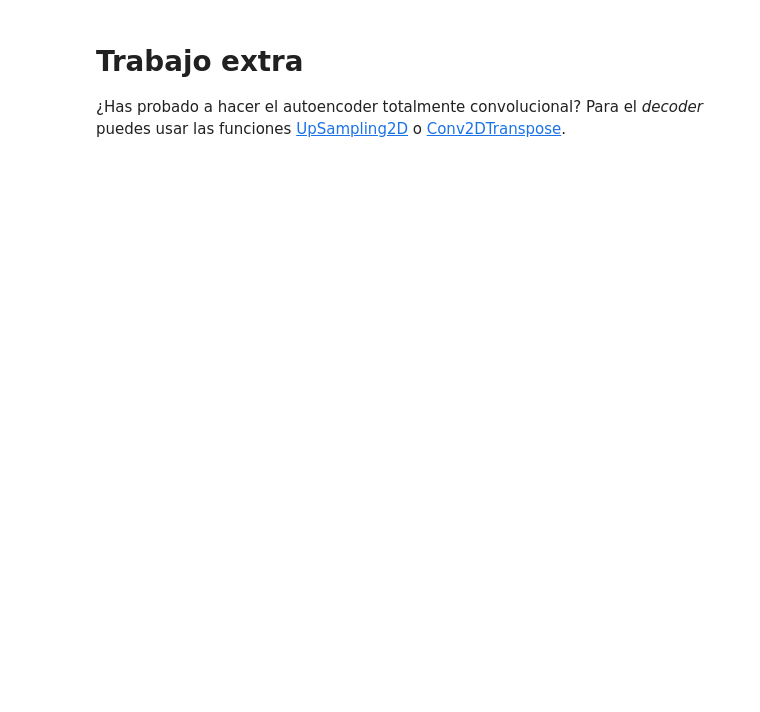
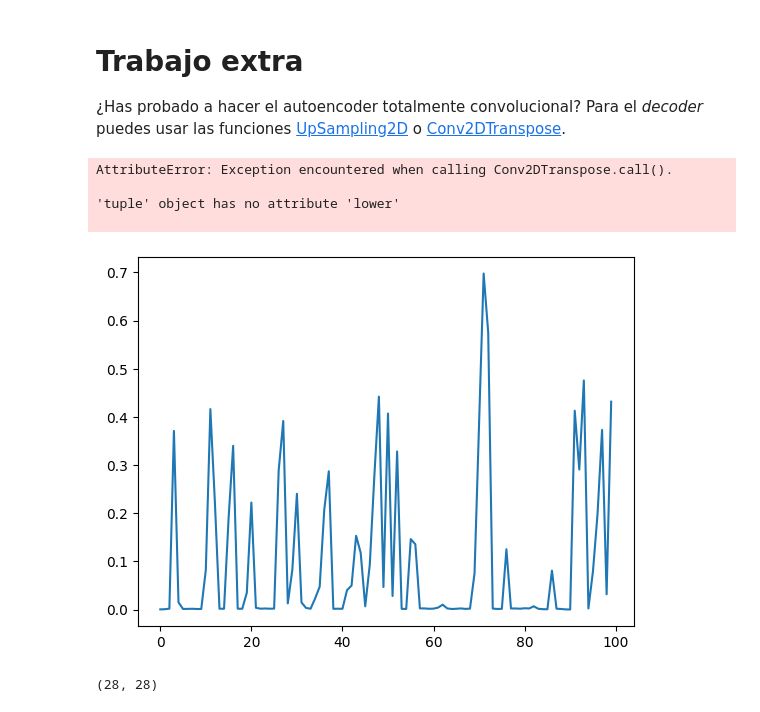
Before and after one commit to PepeRoConde/3year2sem, a Jupyter notebook: maai/notebooks/Notebook 4 - Modelos Generativos.ipynb, the cells around one changed output. Cells and saved outputs as stored; diff of their text form; code cells hidden in the pictures; blank space fills up the shorter version.

```diff
--- a/maai/notebooks/Notebook 4 - Modelos Generativos.ipynb
+++ b/maai/notebooks/Notebook 4 - Modelos Generativos.ipynb
@@ -232,0 +495,5 @@ data_augmentation_2 = tf.keras.models.Sequential(
+# %%
+cModel = ContrastiveModel(unlabeled_train[0].shape, 0.5)
+#unlabeled_train = np.expand_dims(unlabeled_train, axis=-1)
+cModel.train(unlabeled_train)
+#unlabeled_train.shape
@@ -236,0 +606,17 @@ data_augmentation_2 = tf.keras.models.Sequential(
+# %%
+model = MiClasificadorSemisupervisado(input_shape=x_train[0].shape)
+h = model.fit(x_train, one_hot_train, unlabeled_train, batch_size=60_000, epochs = 100)
+# %% [output]
+AttributeError: Exception encountered when calling Conv2DTranspose.call().
+
+'tuple' object has no attribute 'lower'
+
+# %%
+import matplotlib.pyplot as plt
+plt.plot(h.history['classifier_accuracy']);
+# %% [output]
+[figure, added]
+# %%
+x_train[0].shape
+# %% [output]
+(28, 28)
```
Also changed, not shown: parts of 21 cells of this notebook, 5 other files.
